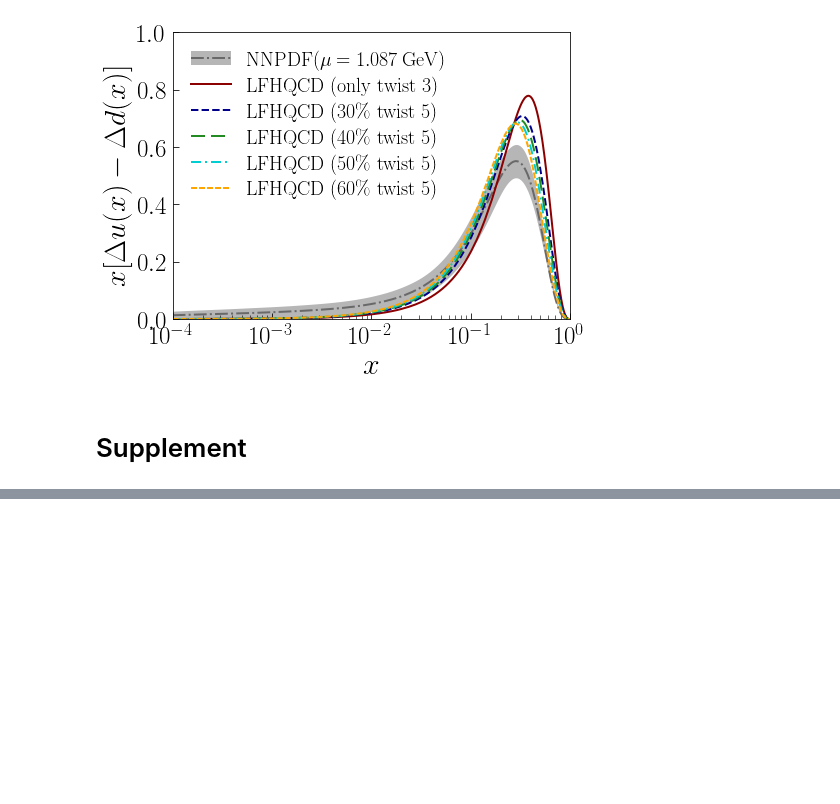
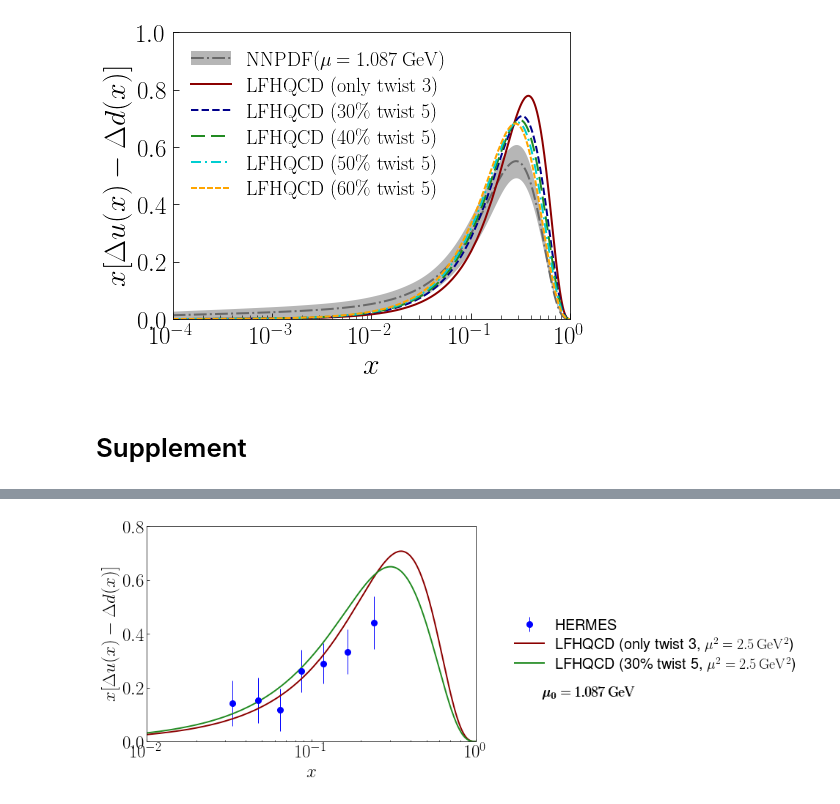
Before and after one commit to TianboLiu/LFHQCD, a Jupyter notebook: axialFF/compare-pol.ipynb, the cells around one changed output, grey strips where cells are left out. Drawn from its saved outputs; the diff is of its cells as text; code cells hidden in the pictures; blank space fills up the shorter version.

```diff
--- a/axialFF/compare-pol.ipynb
+++ b/axialFF/compare-pol.ipynb
@@ -88,0 +180,39 @@ py.savefig('results/compare-4.pdf')
+# %%
+nrows, ncols = 1, 2
+fig = py.figure(figsize=(ncols*7,nrows*7*0.75))
+ax = fig.add_subplot(nrows, ncols, 1)
+d0=ax.errorbar(expdata['HERMES'][:,0],\
+            expdata['HERMES'][:,1] - expdata['HERMES'][:,3] + expdata['HERMES'][:,5] - expdata['HERMES'][:,7],\
+            yerr=(expdata['HERMES'][:,2]**2 + expdata['HERMES'][:,4]**2 +\
+                  expdata['HERMES'][:,6]**2 + expdata['HERMES'][:,8]**2)**0.5,\
+           ls='none', linewidth=1, marker='o', markersize=8, color='blue')
+
+#c1=ax.plot(pol['NNPDF Q=1.581'][:,0], pol['NNPDF Q=1.581'][:,3] ,color='dimgray',ls='-.', linewidth=2)
+#c2=ax.fill_between(pol['NNPDF Q=1.581'][:,0],\
+#                   pol['NNPDF Q=1.581'][:,3] - pol['NNPDF Q=1.581'][:,4],\
+#                   pol['NNPDF Q=1.581'][:,3] + pol['NNPDF Q=1.581'][:,4],\
+#                   color='darkgray', alpha=0.85, linewidth=0)
+
+t0=ax.plot(pol['model0 Q=1.581'][:,0], pol['model0 Q=1.581'][:,2] * 1.272, color='darkred', ls='-', linewidth=2)
+t1=ax.plot(pol['model1 Q=1.581'][:,0], pol['model1 Q=1.581'][:,2] * 1.272, color='forestgreen', ls='-', linewidth=2)
+
+ax.set_xlim(1e-2,1)
+ax.set_ylim(0,0.8)
+ax.set_xscale('log')
+ax.set_xlabel(r'$x$', size=25)
+ax.set_ylabel(r'$x[\Delta u(x)-\Delta d(x)]$', size=25)
+ax.tick_params(axis='both', which='both', direction='in', labelsize=25)
+
+L=[(d0), (t0[0]), (t1[0])]
+H=[r'HERMES',\
+   r'LFHQCD~(only~twist~3, $\mu^2=2.5\,\rm GeV^2$)',\
+   r'LFHQCD~(30\%~twist~5, $\mu^2=2.5\,\rm GeV^2$)',\
+  ]
+ax.legend(L, H, fontsize=20,frameon=False, labelspacing=0.3, loc=(1.1, 0.3))
+ax.text(1.2, 0.2, r'$\mu_0=1.087\,\rm GeV$', transform=ax.transAxes, size=20)
+ax.text(1.201, 0.2, r'$\mu_0=1.087\,\rm GeV$', transform=ax.transAxes, size=20)
+
+fig.tight_layout()
+fig.savefig("results/compare-hermes.pdf")
+# %% [output]
+[figure, added]
```
Also changed, not shown: parts of 14 cells of this notebook, 33 other files.
